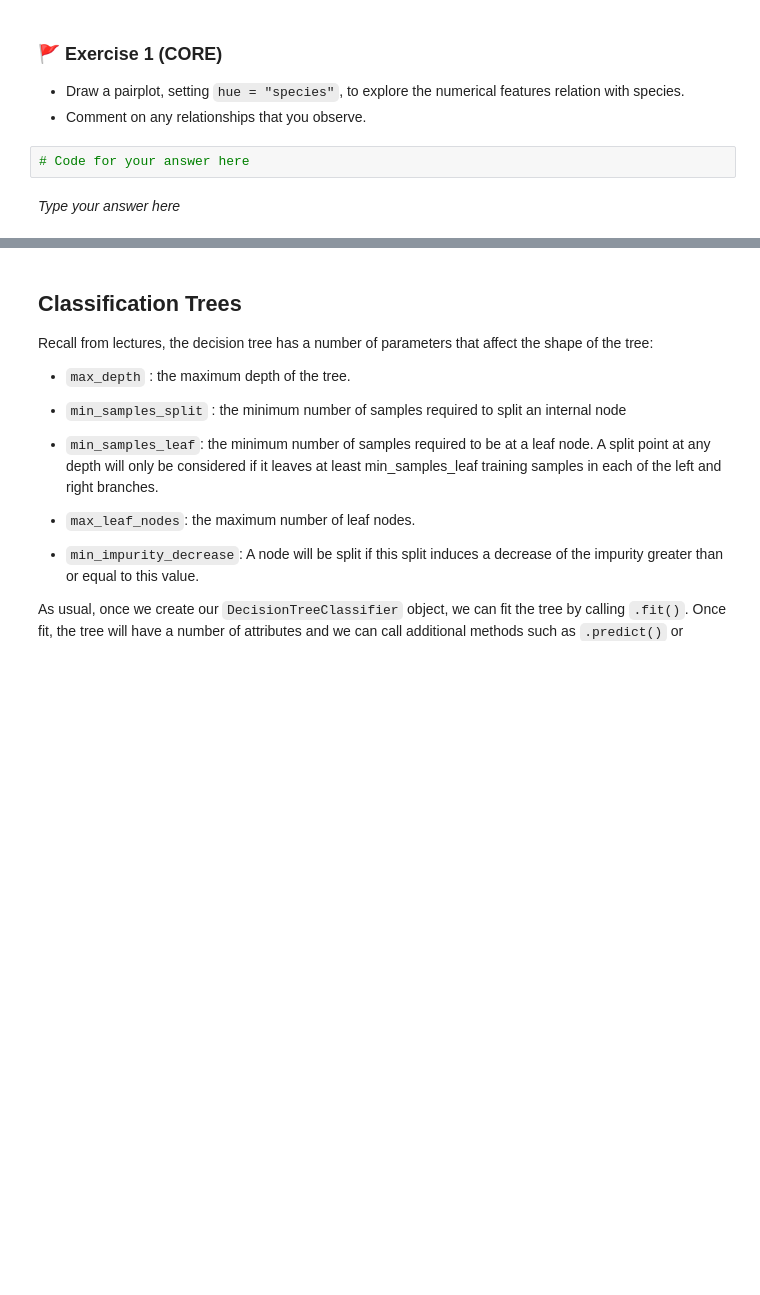
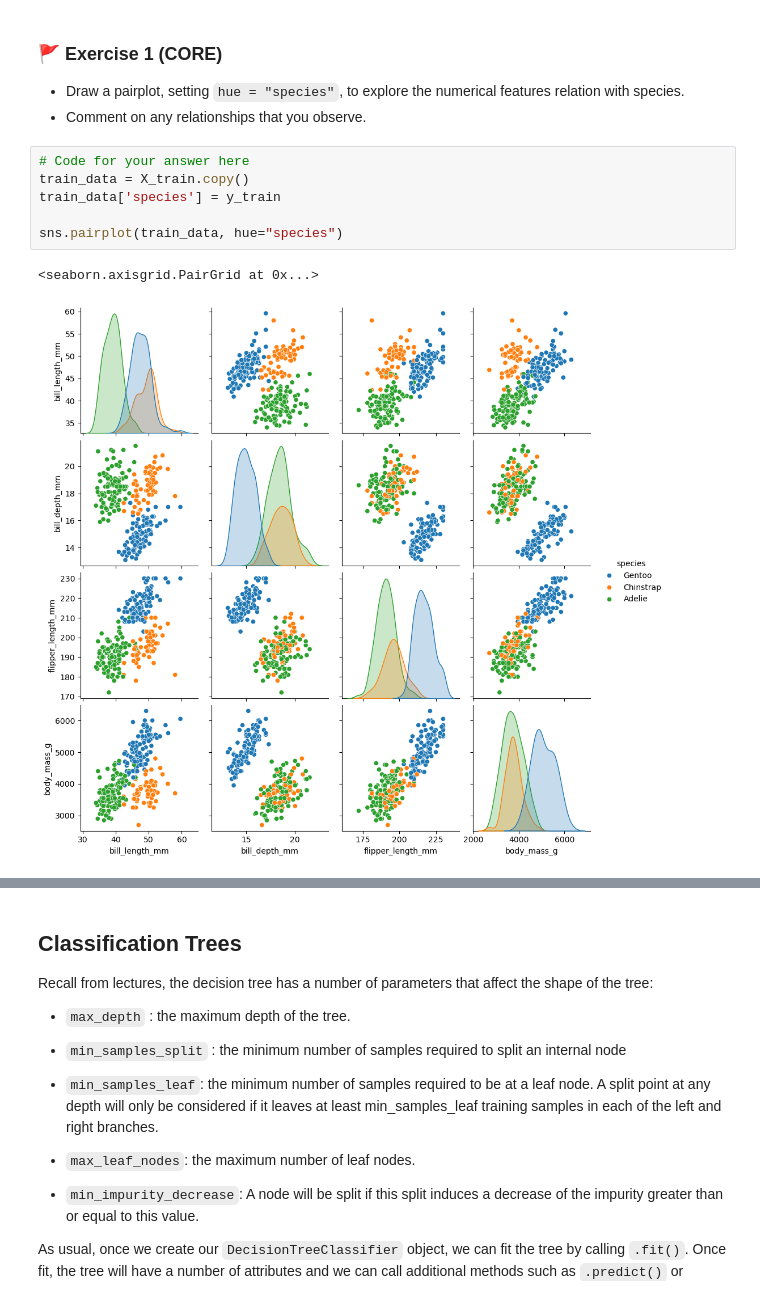
Before and after one commit to zici021129/MLP_2026_week08, a Jupyter notebook: mlp_week08.ipynb, the cells around one changed output, grey strips where cells are left out. Cells and saved outputs as stored; diff of their text form; blank space fills up the shorter version.

```diff
--- a/mlp_week08.ipynb
+++ b/mlp_week08.ipynb
@@ -97,5 +126,10 @@ X_train, X_test, y_train, y_test = train_test_split(X, y, shuffle= True, test_si
 - Comment on any relationships that you observe.
 # %%
 # Code for your answer here
+train_data = X_train.copy()
+train_data['species'] = y_train
+
+sns.pairplot(train_data, hue="species")
+# %% [output]
+<seaborn.axisgrid.PairGrid at 0x...>
+[figure, added]
-# %% [markdown]
-_Type your answer here_
```
Also changed, not shown: parts of 34 cells of this notebook.
